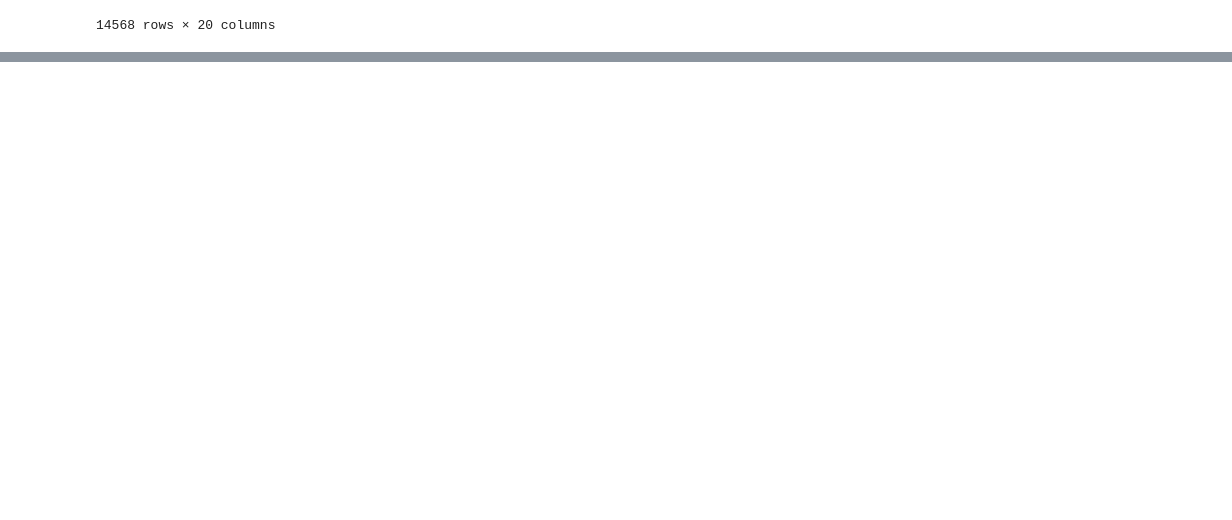
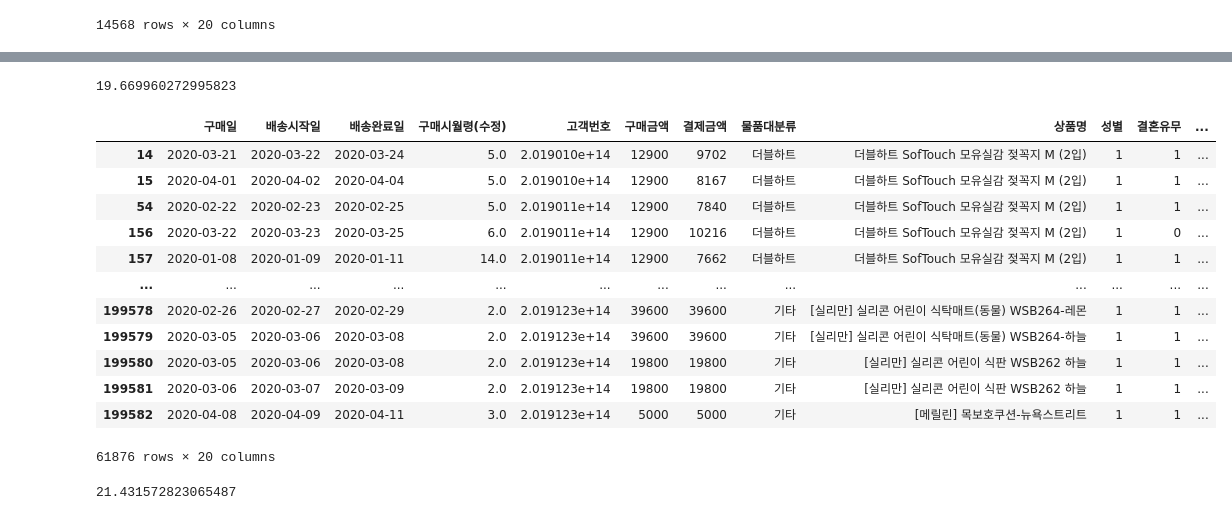
Before and after one commit to ManuSong/DataProject-5, a Jupyter notebook: 유아용품CRM.ipynb, the cells around one changed output, grey strips where cells are left out. Drawn from its saved outputs; the diff is of its cells as text; code cells hidden in the pictures; blank space fills up the shorter version.

```diff
--- a/유아용품CRM.ipynb
+++ b/유아용품CRM.ipynb
@@ -385,0 +459,20 @@ pd.to_csv(df, '')
+# %%
+result_before
+# %% [output]
+19.669960272995823
+# %%
+current_year
+# %% [output]
+|  | 구매일 | 배송시작일 | 배송완료일 | 구매시월령(수정) | 고객번호 | 구매금액 | 결제금액 | 물품대분류 | 상품명 | 성별 | 결혼유무 | ... |
+| 14 | 2020-03-21 | 2020-03-22 | 2020-03-24 | 5.0 | 2.019010e+14 | 12900 | 9702 | 더블하트 | 더블하트 SofTouch 모유실감 젖꼭지 M (2입) | 1 | 1 | ... |
+| 15 | 2020-04-01 | 2020-04-02 | 2020-04-04 | 5.0 | 2.019010e+14 | 12900 | 8167 | 더블하트 | 더블하트 SofTouch 모유실감 젖꼭지 M (2입) | 1 | 1 | ... |
+| 54 | 2020-02-22 | 2020-02-23 | 2020-02-25 | 5.0 | 2.019011e+14 | 12900 | 7840 | 더블하트 | 더블하트 SofTouch 모유실감 젖꼭지 M (2입) | 1 | 1 | ... |
+| 156 | 2020-03-22 | 2020-03-23 | 2020-03-25 | 6.0 | 2.019011e+14 | 12900 | 10216 | 더블하트 | 더블하트 SofTouch 모유실감 젖꼭지 M (2입) | 1 | 0 | ... |
+| 157 | 2020-01-08 | 2020-01-09 | 2020-01-11 | 14.0 | 2.019011e+14 | 12900 | 7662 | 더블하트 | 더블하트 SofTouch 모유실감 젖꼭지 M (2입) | 1 | 1 | ... |
+| ... | ... | ... | ... | ... | ... | ... | ... | ... | ... | ... | ... | ... |
+| 199578 | 2020-02-26 | 2020-02-27 | 2020-02-29 | 2.0 | 2.019123e+14 | 39600 | 39600 | 기타 | [실리만] 실리콘 어린이 식탁매트(동물) WSB264-레몬 | 1 | 1 | ... |
+| 199579 | 2020-03-05 | 2020-03-06 | 2020-03-08 | 2.0 | 2.019123e+14 | 39600 | 39600 | 기타 | [실리만] 실리콘 어린이 식탁매트(동물) WSB264-하늘 | 1 | 1 | ... |
+| 199580 | 2020-03-05 | 2020-03-06 | 2020-03-08 | 2.0 | 2.019123e+14 | 19800 | 19800 | 기타 | [실리만] 실리콘 어린이 식판 WSB262 하늘 | 1 | 1 | ... |
+| 199581 | 2020-03-06 | 2020-03-07 | 2020-03-09 | 2.0 | 2.019123e+14 | 19800 | 19800 | 기타 | [실리만] 실리콘 어린이 식판 WSB262 하늘 | 1 | 1 | ... |
+| 199582 | 2020-04-08 | 2020-04-09 | 2020-04-11 | 3.0 | 2.019123e+14 | 5000 | 5000 | 기타 | [메릴린] 목보호쿠션-뉴욕스트리트 | 1 | 1 | ... |
+61876 rows × 20 columns
@@ -385,0 +482,5 @@ pd.to_csv(df, '')
+# %%
+result_current = len(return_current) / len(current_year) * 100
+result_current
+# %% [output]
+21.431572823065487
```
Also changed, not shown: parts of 42 cells of this notebook.
